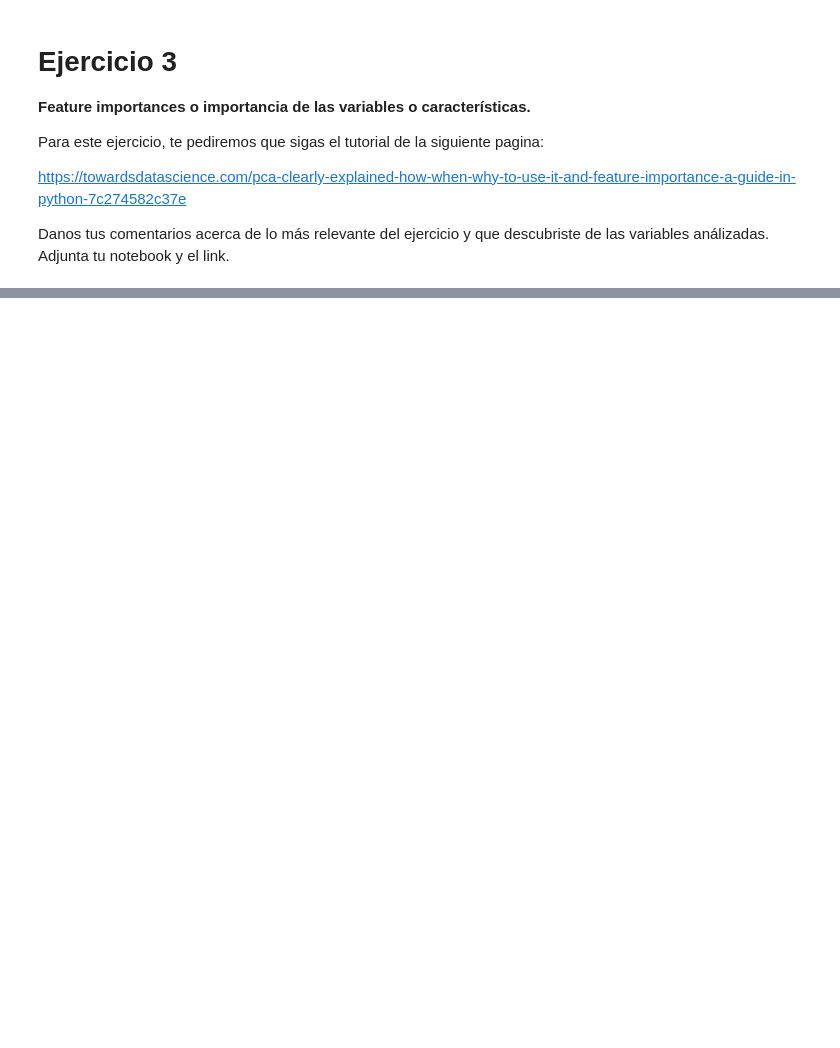
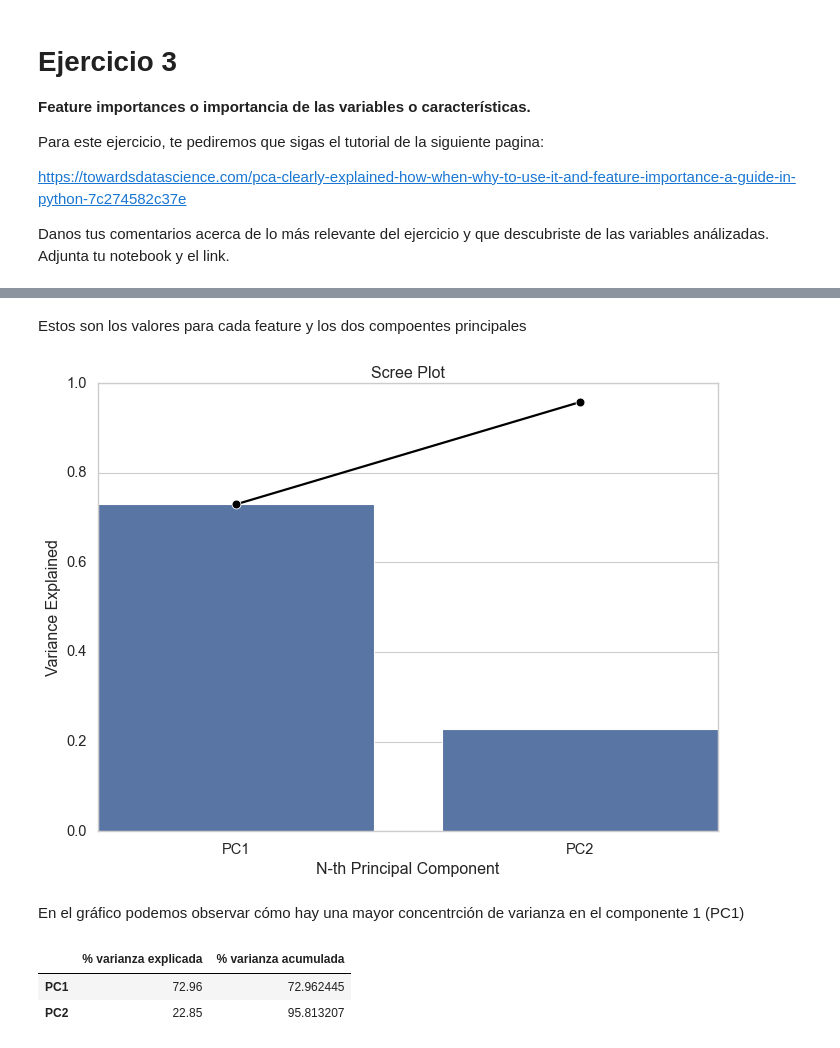
Before and after one commit to PosgradoMNA/actividades-del-projecto-teammexcol, a Jupyter notebook: Proyecto_Avances/Semana5_Reduccion_dimensiones.ipynb, the cells around one changed output, grey strips where cells are left out. Saved outputs shown, nothing was run; the diff lists cells and outputs as text; code cells hidden in the pictures; blank space fills up the shorter version.

```diff
--- a/Proyecto_Avances/Semana5_Reduccion_dimensiones.ipynb
+++ b/Proyecto_Avances/Semana5_Reduccion_dimensiones.ipynb
@@ -370,0 +433,5 @@ df_X
+# %%
+df_pca = pd.DataFrame(pca.components_.T)
+pcs_labels = [f'PC{i + 1}' for i in range(len(df_pca.columns))]
+df_pca.columns = pcs_labels
+df_pca
@@ -370,0 +444,50 @@ df_X
+# %% [markdown]
+Estos son los valores para cada feature y los dos compoentes principales
+# %%
+import seaborn as sns
+PC_components = np.arange(len(pcs_labels))
+#PC_components
+
+#La configuración del fondo y tamaño de texto del gráfico
+sns.set(style = 'whitegrid',
+            font_scale = 1.2
+            )
+
+fig, ax = plt.subplots(figsize=(10, 7)) #área de gráfico total
+
+#Gráfico de barras
+sns.barplot(x = pcs_labels,
+                y = pca.explained_variance_ratio_,
+                color = 'b'
+                )
+
+#Gráfico de línea
+sns.lineplot(x = PC_components,
+                 y = np.cumsum(pca.explained_variance_ratio_),
+                 color = 'black',
+                 linestyle = '-',
+                 linewidth = 2,
+                 marker = 'o',
+                 markersize = 8
+                 )
+#Titulos
+plt.title('Scree Plot')
+plt.xlabel('N-th Principal Component')
+plt.ylabel('Variance Explained')
+plt.ylim(0, 1)
+plt.show()
+# %% [output]
+[figure, added]
+# %% [markdown]
+En el gráfico podemos observar cómo hay una mayor concentrción de varianza en el componente 1 (PC1)
+# %%
+pcsSummary_df = pd.DataFrame({
+'% varianza explicada': np.round(pca.explained_variance_ratio_,4) * 100,
+'% varianza acumulada': np.cumsum(pca.explained_variance_ratio_) * 100
+},
+index = pcs_labels)
+pcsSummary_df
+# %% [output]
+|  | % varianza explicada | % varianza acumulada |
+| PC1 | 72.96 | 72.962445 |
+| PC2 | 22.85 | 95.813207 |
```
Also changed, not shown: parts of 37 cells of this notebook.
